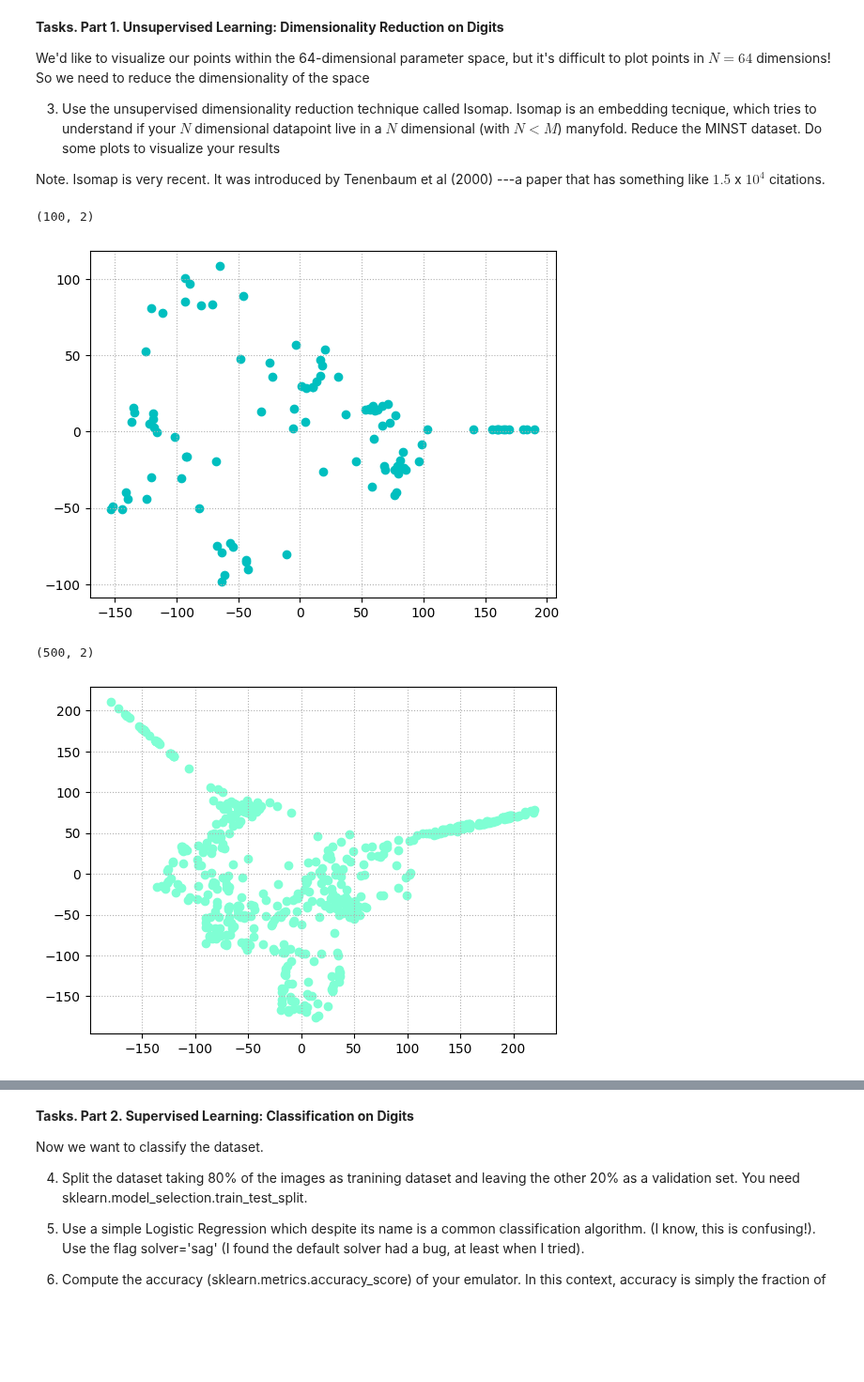
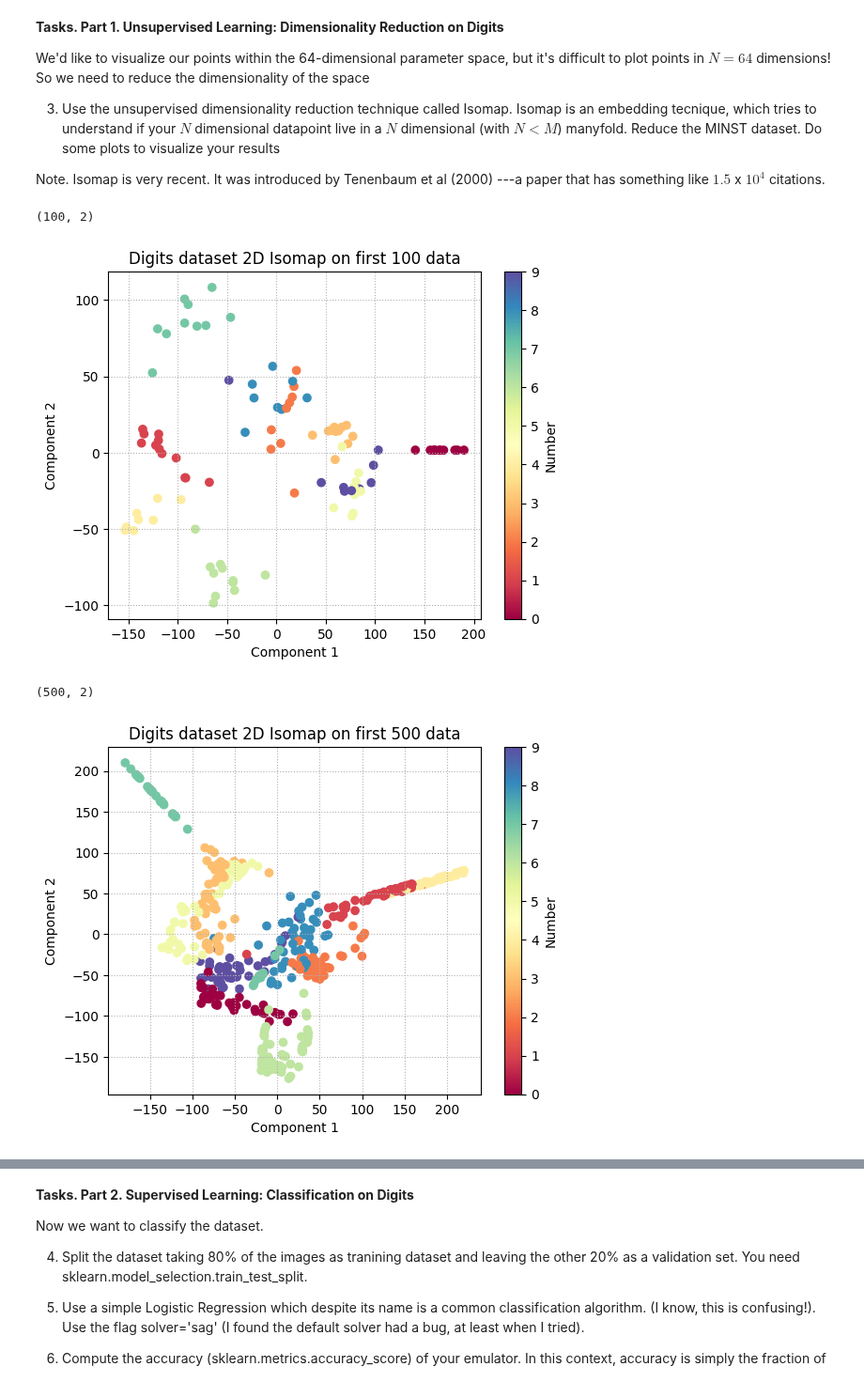
Before and after one commit to APozzi22/Astrostatistic, a Jupyter notebook: 13_MachineLearning_Introduction/Handwritten_Digits.ipynb, the cells around one changed output, grey strips where cells are left out. Shown at 94% size. Drawn from its saved outputs; the diff is of its cells as text; code cells hidden in the pictures; blank space fills up the shorter version.

Commit message:
Update Handwritten_Digits.ipynb with Task 2 solution

```diff
--- a/13_MachineLearning_Introduction/Handwritten_Digits.ipynb
+++ b/13_MachineLearning_Introduction/Handwritten_Digits.ipynb
@@ -112,26 +80,40 @@ We'd like to visualize our points within the 64-dimensional parameter space, but
 3. Use the unsupervised dimensionality reduction technique called Isomap. Isomap is an embedding tecnique, which tries to understand if your $N$ dimensional datapoint live in a $N$ dimensional (with $N < M$) manyfold. Reduce the MINST dataset. Do some plots to visualize your results
 
 Note. Isomap is very recent. It was introduced by Tenenbaum et al (2000) ---a paper that has something like $1.5$ x $10^4$ citations.
+# %%
+# General variables
+x = digits.data
+y = digits.target
 # %%
+# 2D Isomap on first 100 data
 embedding = Isomap(n_components=2)
-digits_transformed = embedding.fit_transform(digits.data[:100])
+digits_transformed = embedding.fit_transform(x[:100])
 print(digits_transformed.shape)
 
-plt.scatter(digits_transformed[:, 0], digits_transformed[:, 1], color='c')
+scatter = plt.scatter(digits_transformed[:, 0], digits_transformed[:, 1], c=y[:100], cmap='Spectral')
+plt.colorbar(scatter, label='Number')
+plt.title("Digits dataset 2D Isomap on first 100 data")
+plt.xlabel("Component 1")
+plt.ylabel("Component 2")
 plt.grid(linestyle=':')
 plt.show()
 # %% [output]
 (100, 2)
-[figure, old version]
+[figure, new version]
 # %%
+# 2D Isomap on first 500 data
 embedding = Isomap(n_components=2)
-digits_transformed_500 = embedding.fit_transform(digits.data[:500])
+digits_transformed_500 = embedding.fit_transform(x[:500])
 print(digits_transformed_500.shape)
 
-plt.scatter(digits_transformed_500[:, 0], digits_transformed_500[:, 1], color='aquamarine')
+scatter_500 = plt.scatter(digits_transformed_500[:, 0], digits_transformed_500[:, 1], c=y[:500], cmap='Spectral')
+plt.colorbar(scatter_500, label='Number')
+plt.title("Digits dataset 2D Isomap on first 500 data")
+plt.xlabel("Component 1")
+plt.ylabel("Component 2")
 plt.grid(linestyle=':')
 plt.show()
 # %% [output]
 (500, 2)
-[figure, old version]
+[figure, new version]
 # %%
```
Also changed, not shown: parts of 12 cells of this notebook.
